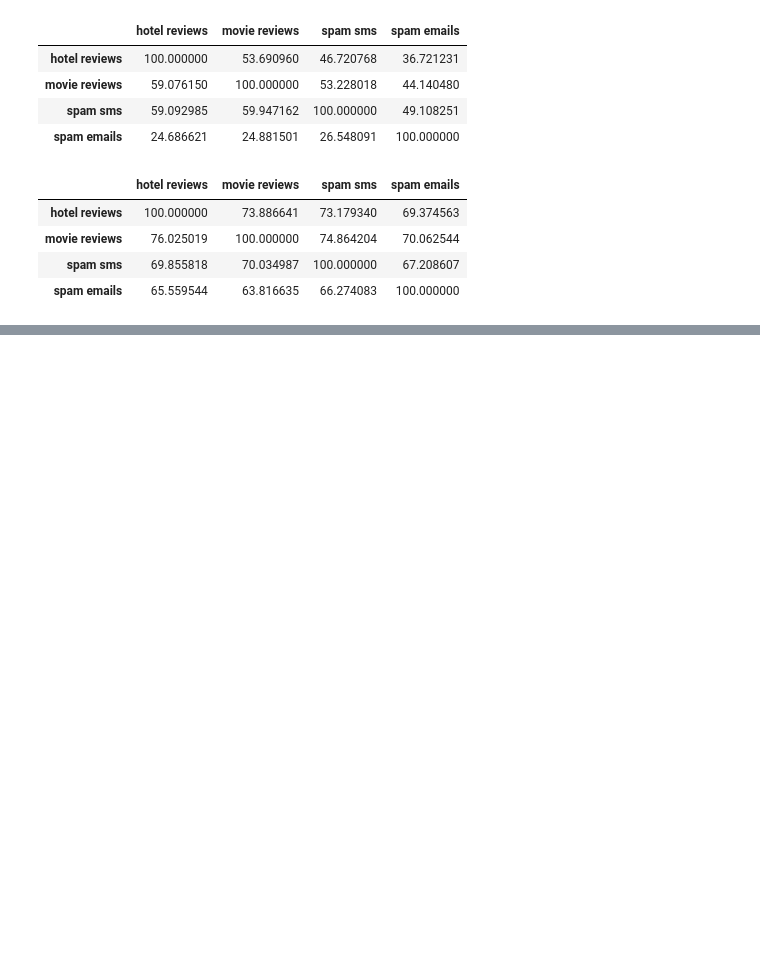
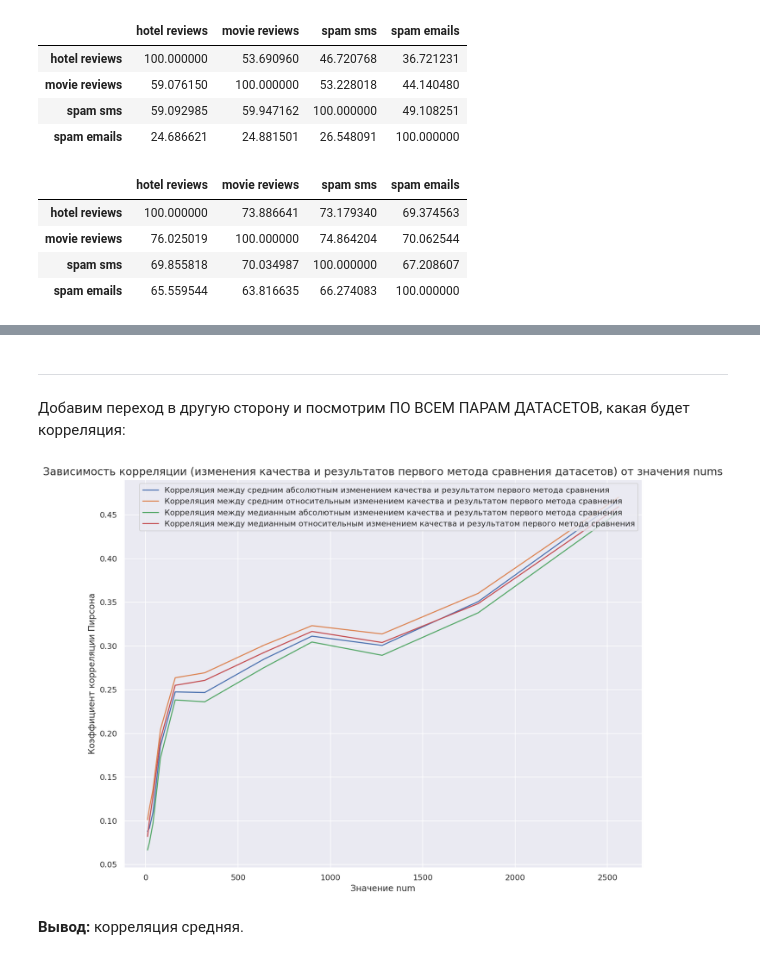
Before and after one commit to Oleg13Kopylov/comparing_datasets, a Jupyter notebook: first_method_for_comparing_datasets.ipynb, the cells around one changed output, grey strips where cells are left out. Drawn from its saved outputs; the diff is of its cells as text; code cells hidden in the pictures; blank space fills up the shorter version.

```diff
--- a/first_method_for_comparing_datasets.ipynb
+++ b/first_method_for_comparing_datasets.ipynb
@@ -280,0 +429,4 @@ list_of_df_with_first_method_results_in_percent[10]  # соответствуе
+# %% [markdown]
+------
+
+Добавим переход в другую сторону и посмотрим ПО ВСЕМ ПАРАМ ДАТАСЕТОВ, какая будет корреляция:
@@ -280,0 +486,19 @@ list_of_df_with_first_method_results_in_percent[10]  # соответствуе
+# %%
+plt.rcParams["figure.figsize"] = (13, 10)
+plt.plot(list_of_nums, list_of_correlations_for_mean_absolute_quality_difference_and_first_method_result,
+         label="Корреляция между средним абсолютным изменением качества и результатом первого метода сравнения")
+plt.plot(list_of_nums, list_of_correlations_for_mean_relative_quality_difference_and_first_method_result,
+         label="Корреляция между средним относительным изменением качества и результатом первого метода сравнения")
+plt.plot(list_of_nums, list_of_correlations_for_median_absolute_quality_difference_and_first_method_result,
+         label="Корреляция между медианным абсолютным изменением качества и результатом первого метода сравнения")
+plt.plot(list_of_nums, list_of_correlations_for_median_relative_quality_difference_and_first_method_result,
+         label="Корреляция между медианным относительным изменением качества и результатом первого метода сравнения")
+plt.title("Зависимость корреляции (изменения качества и результатов первого метода сравнения датасетов) от значения nums", fontsize=15)
+plt.xlabel("Значение num")
+plt.ylabel("Коэффициент корреляции Пирсона")
+plt.legend()
+plt.show()
+# %% [output]
+[figure, added]
+# %% [markdown]
+**Вывод:** корреляция средняя.
```
Also changed, not shown: parts of 22 cells of this notebook, 4 other files.
